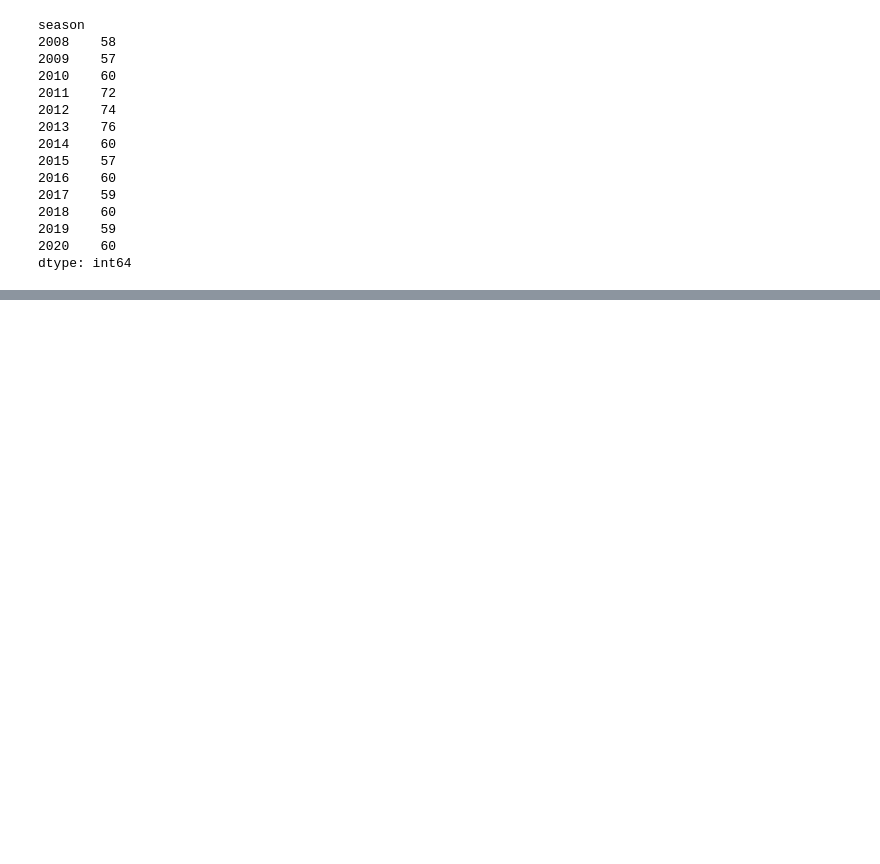
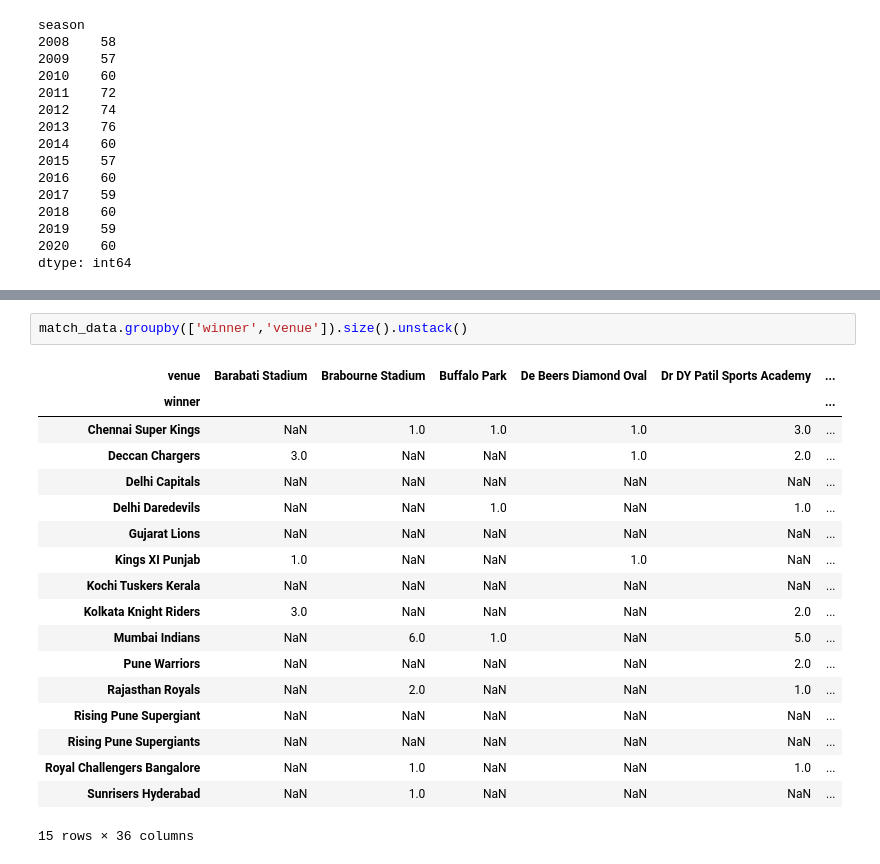
Before and after one commit to shankar-kumar-skj/REGEX, a Jupyter notebook: DAY_9/DAY_9.ipynb, the cells around one changed output, grey strips where cells are left out. Cells and saved outputs as stored; diff of their text form; blank space fills up the shorter version.

```diff
--- a/DAY_9/DAY_9.ipynb
+++ b/DAY_9/DAY_9.ipynb
@@ -580,0 +619,21 @@ dtype: int64
+# %%
+match_data.groupby(['winner','venue']).size().unstack()
+# %% [output]
+| venue | Barabati Stadium | Brabourne Stadium | Buffalo Park | De Beers Diamond Oval | Dr DY Patil Sports Academy | ... |
+| winner |  |  |  |  |  | ... |
+| Chennai Super Kings | NaN | 1.0 | 1.0 | 1.0 | 3.0 | ... |
+| Deccan Chargers | 3.0 | NaN | NaN | 1.0 | 2.0 | ... |
+| Delhi Capitals | NaN | NaN | NaN | NaN | NaN | ... |
+| Delhi Daredevils | NaN | NaN | 1.0 | NaN | 1.0 | ... |
+| Gujarat Lions | NaN | NaN | NaN | NaN | NaN | ... |
+| Kings XI Punjab | 1.0 | NaN | NaN | 1.0 | NaN | ... |
+| Kochi Tuskers Kerala | NaN | NaN | NaN | NaN | NaN | ... |
+| Kolkata Knight Riders | 3.0 | NaN | NaN | NaN | 2.0 | ... |
+| Mumbai Indians | NaN | 6.0 | 1.0 | NaN | 5.0 | ... |
+| Pune Warriors | NaN | NaN | NaN | NaN | 2.0 | ... |
+| Rajasthan Royals | NaN | 2.0 | NaN | NaN | 1.0 | ... |
+| Rising Pune Supergiant | NaN | NaN | NaN | NaN | NaN | ... |
+| Rising Pune Supergiants | NaN | NaN | NaN | NaN | NaN | ... |
+| Royal Challengers Bangalore | NaN | 1.0 | NaN | NaN | 1.0 | ... |
+| Sunrisers Hyderabad | NaN | 1.0 | NaN | NaN | NaN | ... |
+15 rows × 36 columns
```
Also changed, not shown: parts of 19 cells of this notebook.
